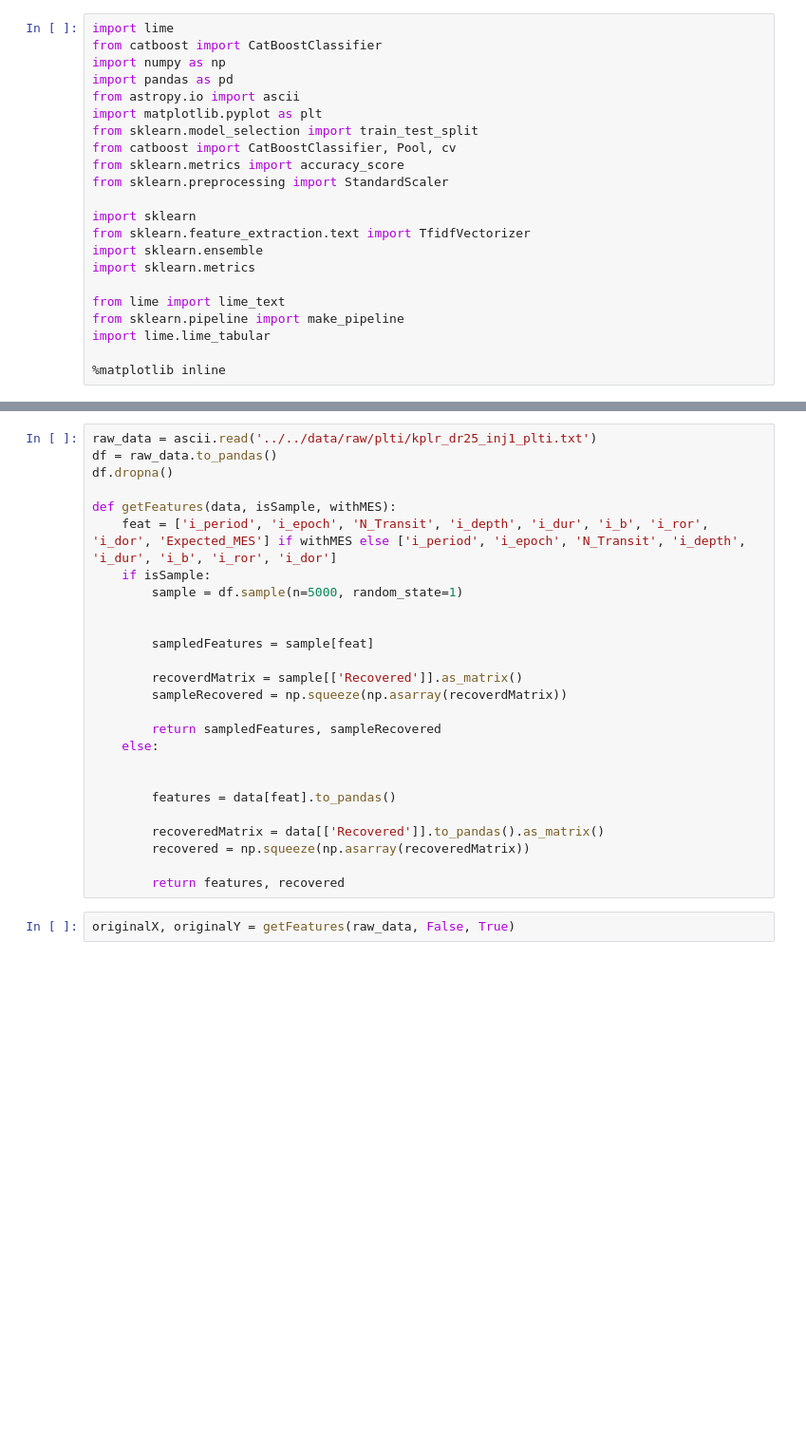
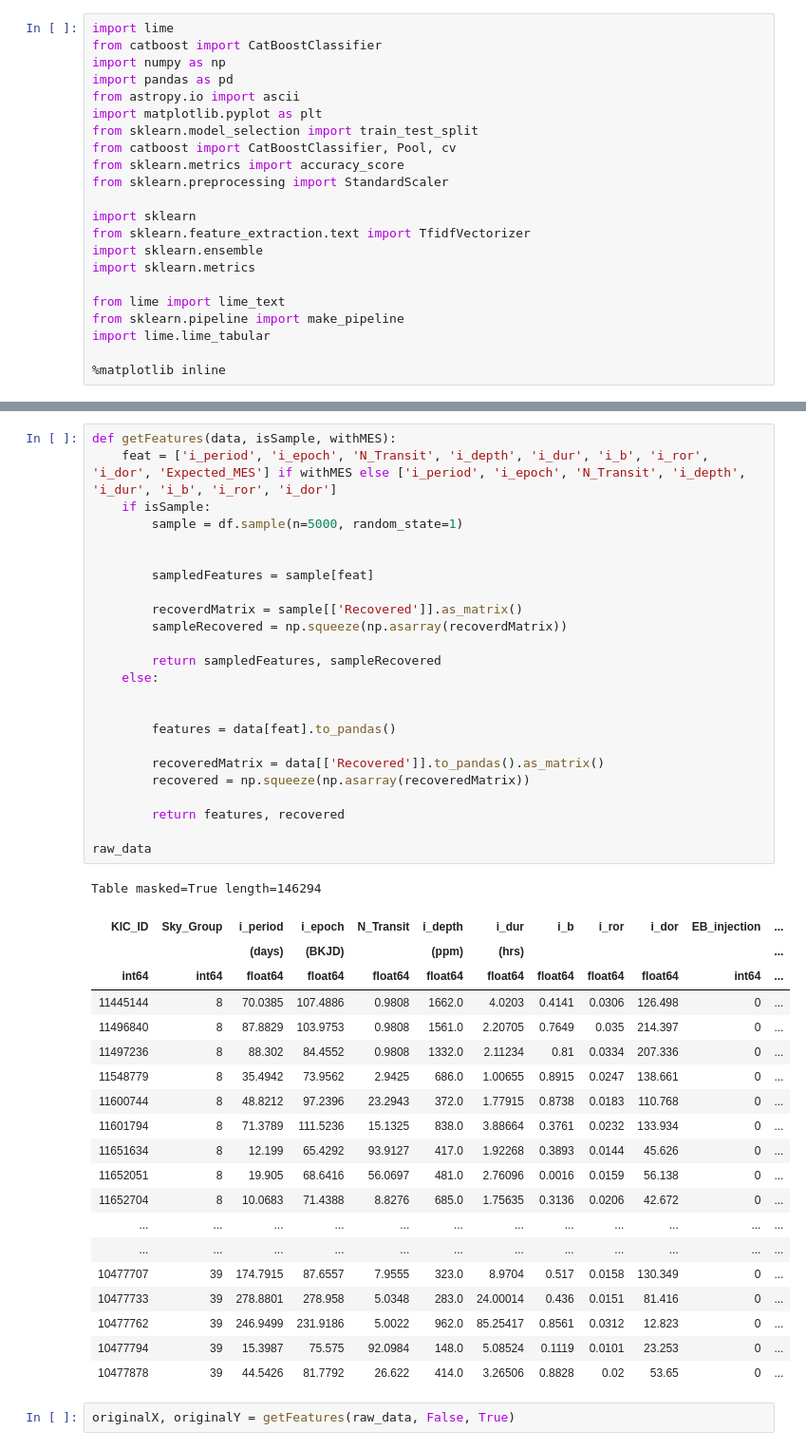
Before and after one commit to yutarochan/DS440, a Jupyter notebook: notebooks/CatBoost_Analysis/Lime_analysis.ipynb, the cells around one changed output, grey strips where cells are left out. Shown at 95% size. Saved outputs shown, nothing was run; the diff lists cells and outputs as text; blank space fills up the shorter version.

```diff
--- a/notebooks/CatBoost_Analysis/Lime_analysis.ipynb
+++ b/notebooks/CatBoost_Analysis/Lime_analysis.ipynb
@@ -23,29 +46,48 @@ import lime.lime_tabular
 # %%
-raw_data = ascii.read('../../data/raw/plti/kplr_dr25_inj1_plti.txt')
-df = raw_data.to_pandas()
-df.dropna()
-
 def getFeatures(data, isSample, withMES):
     feat = ['i_period', 'i_epoch', 'N_Transit', 'i_depth', 'i_dur', 'i_b', 'i_ror', 'i_dor', 'Expected_MES'] if withMES else ['i_period', 'i_epoch', 'N_Transit', 'i_depth', 'i_dur', 'i_b', 'i_ror', 'i_dor']
     if isSample:
         sample = df.sample(n=5000, random_state=1)
 
 
         sampledFeatures = sample[feat]
 
         recoverdMatrix = sample[['Recovered']].as_matrix()
         sampleRecovered = np.squeeze(np.asarray(recoverdMatrix))
 
         return sampledFeatures, sampleRecovered
     else:
 
 
         features = data[feat].to_pandas()
 
         recoveredMatrix = data[['Recovered']].to_pandas().as_matrix()
         recovered = np.squeeze(np.asarray(recoveredMatrix))
 
         return features, recovered
+
+raw_data
+# %% [output]
+Table masked=True length=146294
+| KIC_ID | Sky_Group | i_period | i_epoch | N_Transit | i_depth | i_dur | i_b | i_ror | i_dor | EB_injection | ... |
+|  |  | (days) | (BKJD) |  | (ppm) | (hrs) |  |  |  |  | ... |
+| int64 | int64 | float64 | float64 | float64 | float64 | float64 | float64 | float64 | float64 | int64 | ... |
+| 11445144 | 8 | 70.0385 | 107.4886 | 0.9808 | 1662.0 | 4.0203 | 0.4141 | 0.0306 | 126.498 | 0 | ... |
+| 11496840 | 8 | 87.8829 | 103.9753 | 0.9808 | 1561.0 | 2.20705 | 0.7649 | 0.035 | 214.397 | 0 | ... |
+| 11497236 | 8 | 88.302 | 84.4552 | 0.9808 | 1332.0 | 2.11234 | 0.81 | 0.0334 | 207.336 | 0 | ... |
+| 11548779 | 8 | 35.4942 | 73.9562 | 2.9425 | 686.0 | 1.00655 | 0.8915 | 0.0247 | 138.661 | 0 | ... |
+| 11600744 | 8 | 48.8212 | 97.2396 | 23.2943 | 372.0 | 1.77915 | 0.8738 | 0.0183 | 110.768 | 0 | ... |
+| 11601794 | 8 | 71.3789 | 111.5236 | 15.1325 | 838.0 | 3.88664 | 0.3761 | 0.0232 | 133.934 | 0 | ... |
+| 11651634 | 8 | 12.199 | 65.4292 | 93.9127 | 417.0 | 1.92268 | 0.3893 | 0.0144 | 45.626 | 0 | ... |
+| 11652051 | 8 | 19.905 | 68.6416 | 56.0697 | 481.0 | 2.76096 | 0.0016 | 0.0159 | 56.138 | 0 | ... |
+| 11652704 | 8 | 10.0683 | 71.4388 | 8.8276 | 685.0 | 1.75635 | 0.3136 | 0.0206 | 42.672 | 0 | ... |
+| ... | ... | ... | ... | ... | ... | ... | ... | ... | ... | ... | ... |
+| ... | ... | ... | ... | ... | ... | ... | ... | ... | ... | ... | ... |
+| 10477707 | 39 | 174.7915 | 87.6557 | 7.9555 | 323.0 | 8.9704 | 0.517 | 0.0158 | 130.349 | 0 | ... |
+| 10477733 | 39 | 278.8801 | 278.958 | 5.0348 | 283.0 | 24.00014 | 0.436 | 0.0151 | 81.416 | 0 | ... |
+| 10477762 | 39 | 246.9499 | 231.9186 | 5.0022 | 962.0 | 85.25417 | 0.8561 | 0.0312 | 12.823 | 0 | ... |
+| 10477794 | 39 | 15.3987 | 75.575 | 92.0984 | 148.0 | 5.08524 | 0.1119 | 0.0101 | 23.253 | 0 | ... |
+| 10477878 | 39 | 44.5426 | 81.7792 | 26.622 | 414.0 | 3.26506 | 0.8828 | 0.02 | 53.65 | 0 | ... |
 # %%
 originalX, originalY = getFeatures(raw_data, False, True)
 # %%
```
Also changed, not shown: parts of 14 cells of this notebook, 7 other files.
